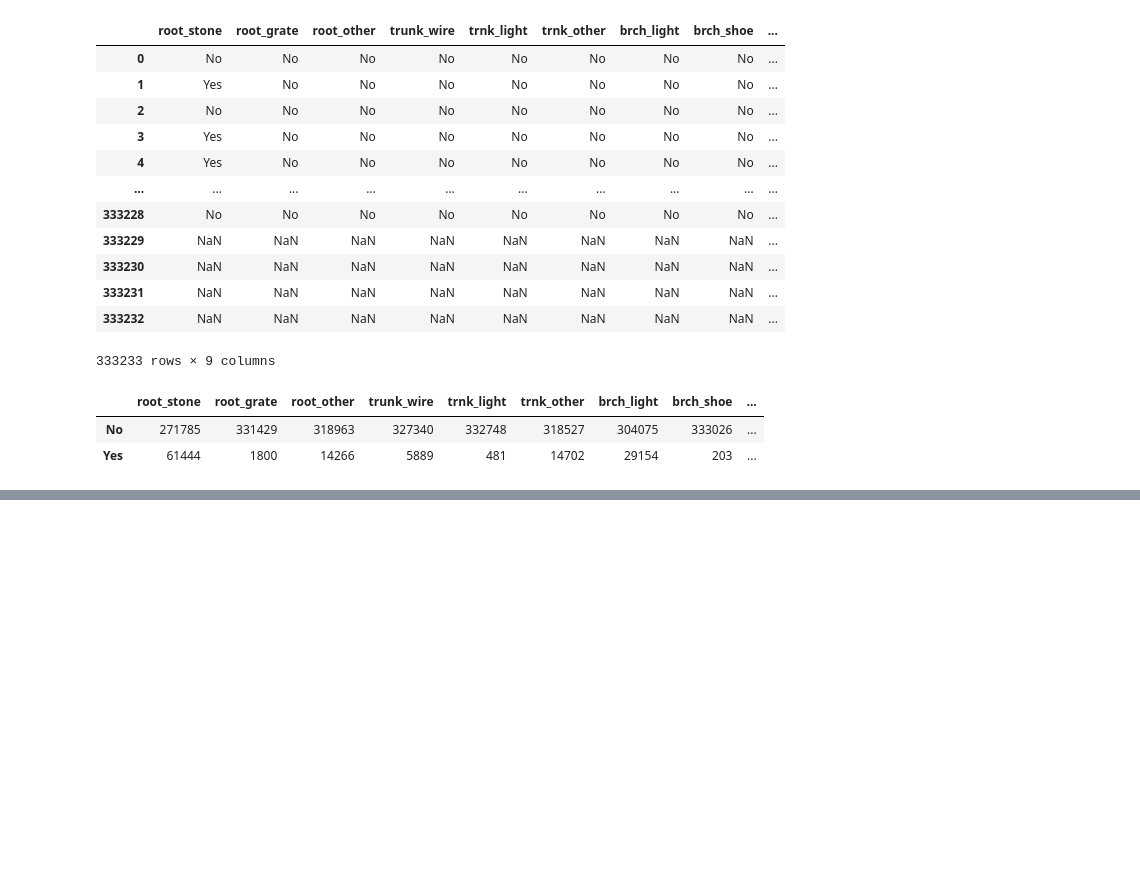
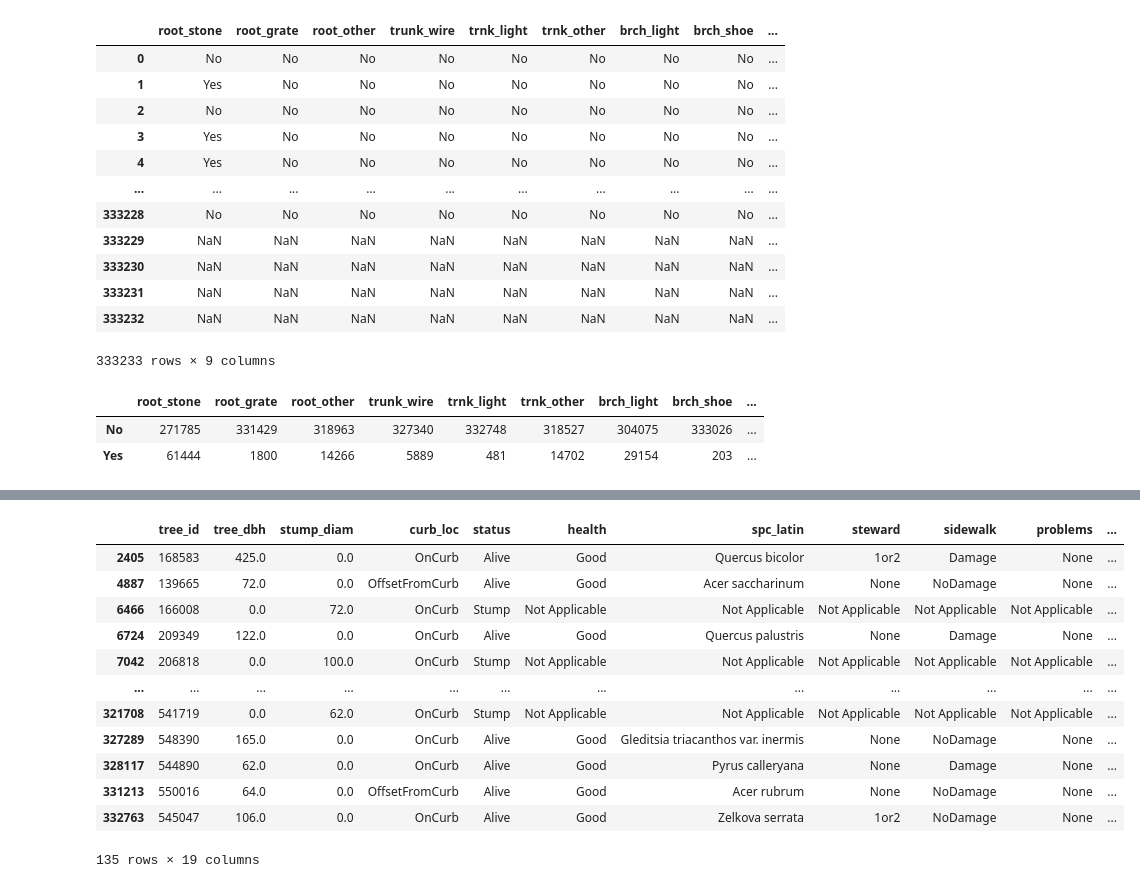
Before and after one commit to AiJared/Data-Exploration-And-Cleaning, a Jupyter notebook: Data Exploration and Cleaning.ipynb, the cells around one changed output, grey strips where cells are left out. Cells and saved outputs as stored; diff of their text form; code cells hidden in the pictures; blank space fills up the shorter version.

```diff
--- a/Data Exploration and Cleaning.ipynb
+++ b/Data Exploration and Cleaning.ipynb
@@ -360,0 +382,17 @@ dtype: int64
+# %%
+big_trees = tree_census_subset[(tree_census_subset["tree_dbh"]>60) | (tree_census_subset["stump_diam"]>60)]
+big_trees
+# %% [output]
+|  | tree_id | tree_dbh | stump_diam | curb_loc | status | health | spc_latin | steward | sidewalk | problems | ... |
+| 2405 | 168583 | 425.0 | 0.0 | OnCurb | Alive | Good | Quercus bicolor | 1or2 | Damage | None | ... |
+| 4887 | 139665 | 72.0 | 0.0 | OffsetFromCurb | Alive | Good | Acer saccharinum | None | NoDamage | None | ... |
+| 6466 | 166008 | 0.0 | 72.0 | OnCurb | Stump | Not Applicable | Not Applicable | Not Applicable | Not Applicable | Not Applicable | ... |
+| 6724 | 209349 | 122.0 | 0.0 | OnCurb | Alive | Good | Quercus palustris | None | Damage | None | ... |
+| 7042 | 206818 | 0.0 | 100.0 | OnCurb | Stump | Not Applicable | Not Applicable | Not Applicable | Not Applicable | Not Applicable | ... |
+| ... | ... | ... | ... | ... | ... | ... | ... | ... | ... | ... | ... |
+| 321708 | 541719 | 0.0 | 62.0 | OnCurb | Stump | Not Applicable | Not Applicable | Not Applicable | Not Applicable | Not Applicable | ... |
+| 327289 | 548390 | 165.0 | 0.0 | OnCurb | Alive | Good | Gleditsia triacanthos var. inermis | None | NoDamage | None | ... |
+| 328117 | 544890 | 62.0 | 0.0 | OnCurb | Alive | Good | Pyrus calleryana | None | Damage | None | ... |
+| 331213 | 550016 | 64.0 | 0.0 | OffsetFromCurb | Alive | Good | Acer rubrum | None | NoDamage | None | ... |
+| 332763 | 545047 | 106.0 | 0.0 | OnCurb | Alive | Good | Zelkova serrata | 1or2 | NoDamage | None | ... |
+135 rows × 19 columns
```
Also changed, not shown: parts of 41 cells of this notebook, 1 other file.
